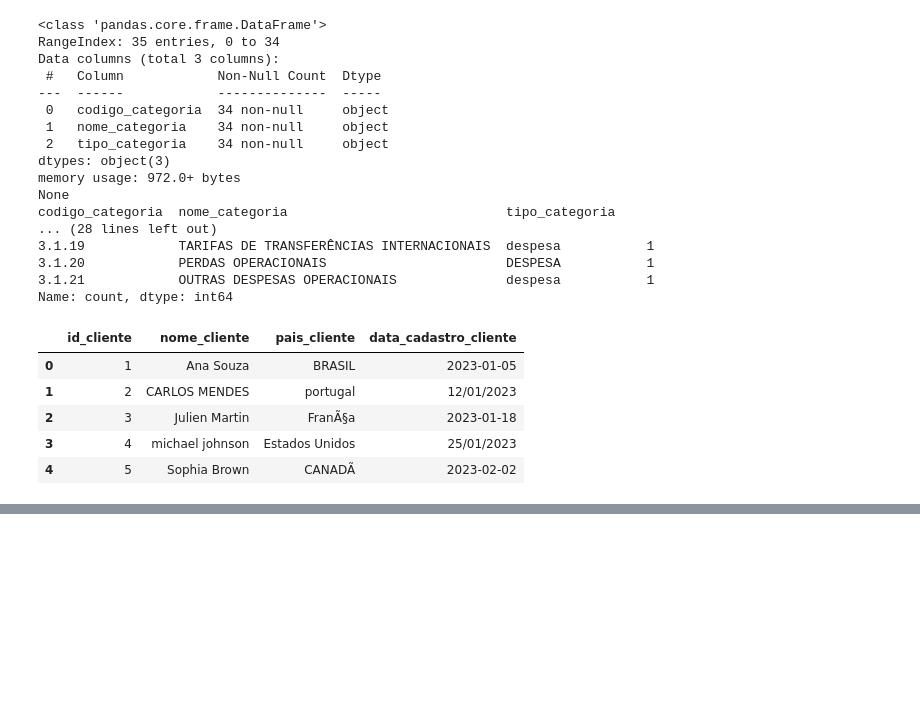
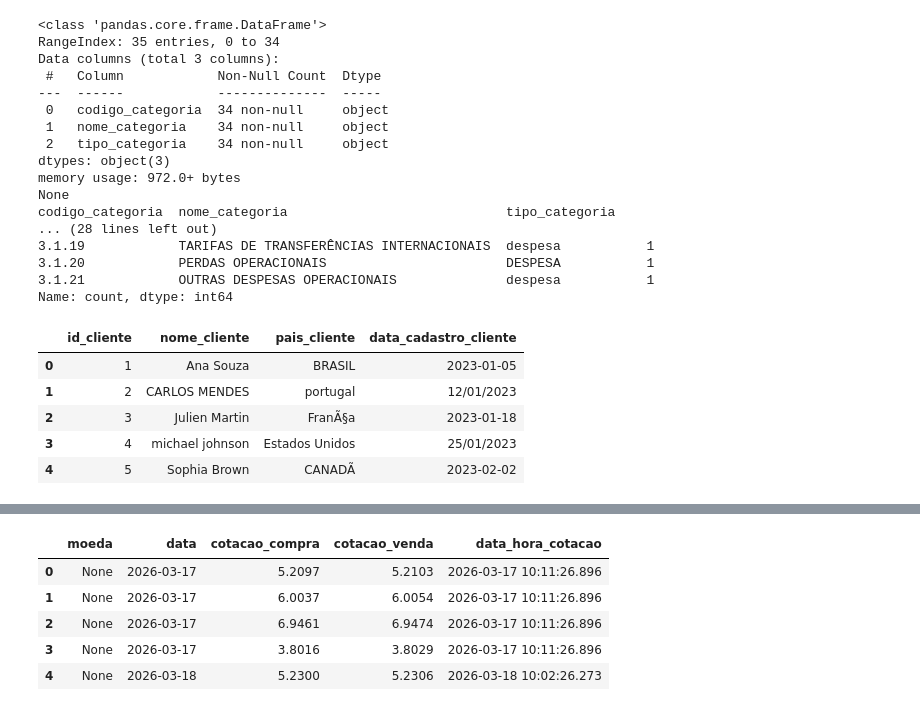
Before and after one commit to Breno-Lira/Desafio-Ray, a Jupyter notebook: notebooks/eda_exploratorio.ipynb, the cells around one changed output, grey strips where cells are left out. Cells and saved outputs as stored; diff of their text form; code cells hidden in the pictures; blank space fills up the shorter version.

```diff
--- a/notebooks/eda_exploratorio.ipynb
+++ b/notebooks/eda_exploratorio.ipynb
@@ -48,0 +116,9 @@ df_cliente.head()
+# %%
+df_banco_central_bronze.head()
+# %% [output]
+|  | moeda | data | cotacao_compra | cotacao_venda | data_hora_cotacao |
+| 0 | None | 2026-03-17 | 5.2097 | 5.2103 | 2026-03-17 10:11:26.896 |
+| 1 | None | 2026-03-17 | 6.0037 | 6.0054 | 2026-03-17 10:11:26.896 |
+| 2 | None | 2026-03-17 | 6.9461 | 6.9474 | 2026-03-17 10:11:26.896 |
+| 3 | None | 2026-03-17 | 3.8016 | 3.8029 | 2026-03-17 10:11:26.896 |
+| 4 | None | 2026-03-18 | 5.2300 | 5.2306 | 2026-03-18 10:02:26.273 |
```
Also changed, not shown: parts of 11 cells of this notebook, 5 other files.
